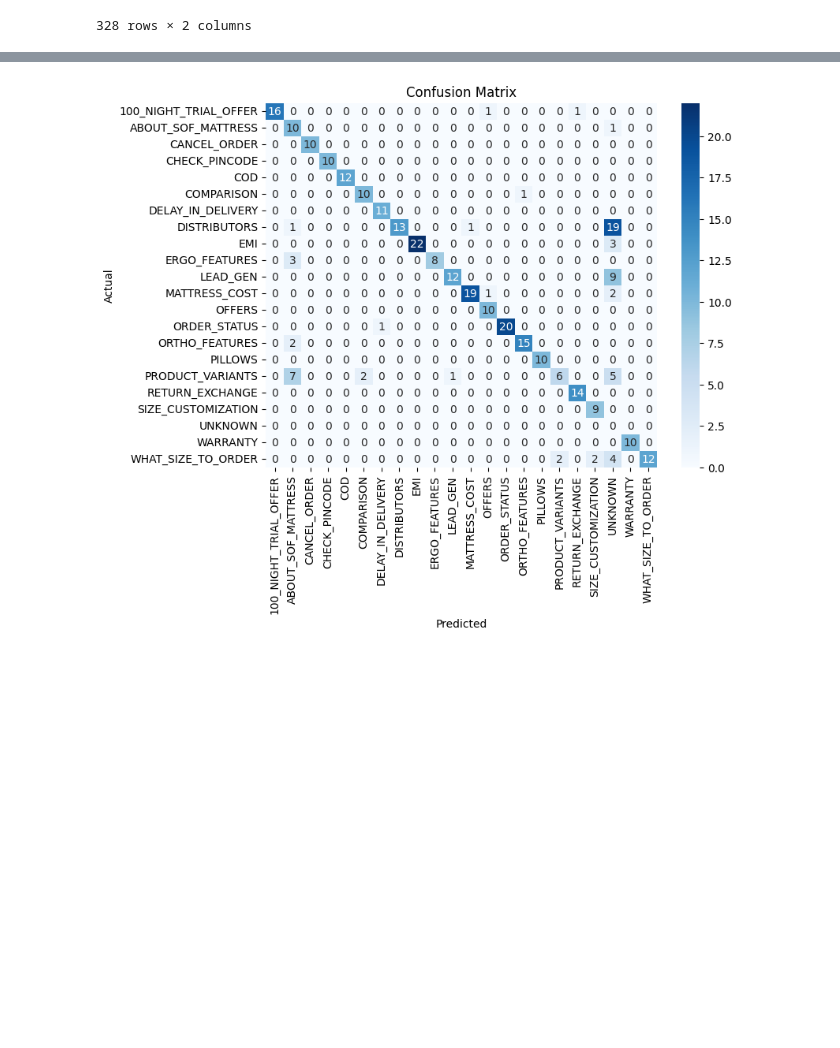
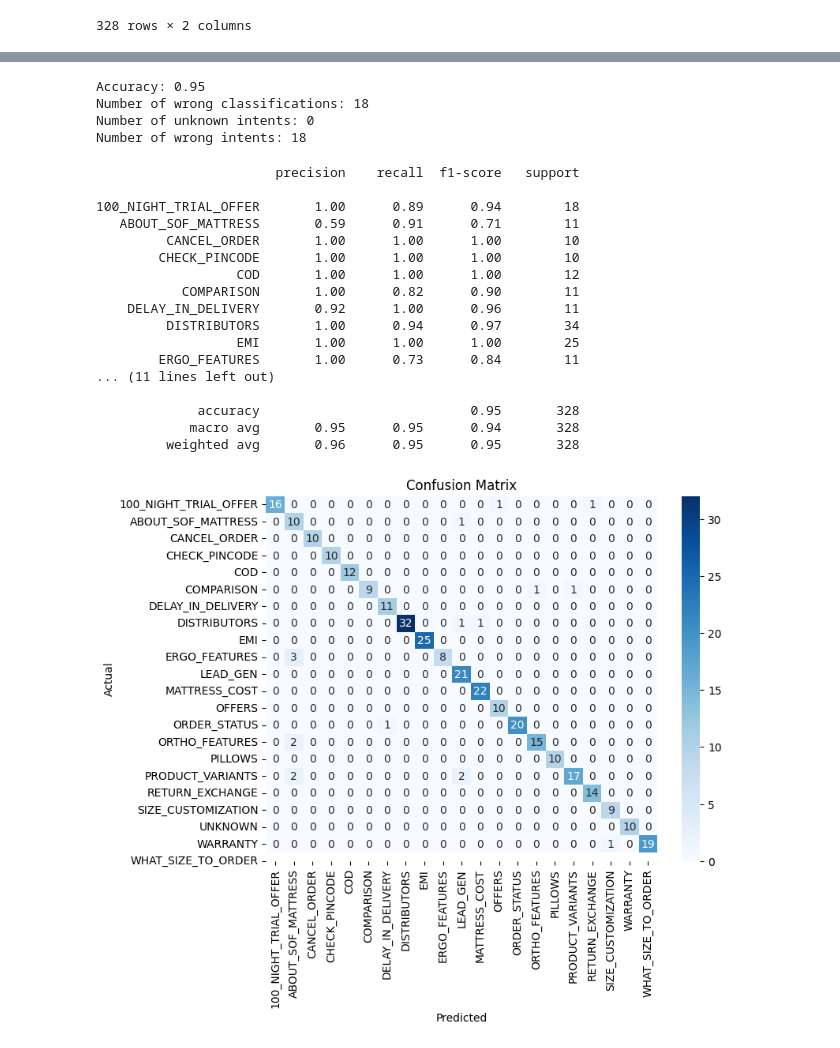
Before and after one commit to karanjakhar7/intent-classifier, a Jupyter notebook: experiments/llm_based.ipynb, the cells around one changed output, grey strips where cells are left out. Saved outputs shown, nothing was run; the diff lists cells and outputs as text; code cells hidden in the pictures; blank space fills up the shorter version.

```diff
--- a/experiments/llm_based.ipynb
+++ b/experiments/llm_based.ipynb
@@ -132 +136,5 @@ df['intent'] = process_batch(df['sentence'].tolist())
+# %%
+df['intent'] = df['sentence'].progress_apply(get_intent_openai)
+
+# df['intent'] = process_batch(get_intent_openai, df['sentence'].tolist())
 # %%
@@ -177,19 +248,70 @@ print(report)
+# %%
+df['intent_few_shot_random'] = df['sentence'].progress_apply(get_intent_openai_few_shot_random)
+
+# df['intent_few_shot_random'] = process_batch(get_intent_openai_few_shot_random, df['sentence'].tolist())
+# %%
+pred_col = 'intent_few_shot_random'
+#Accuracy
+accuracy = (df[pred_col] == df['label']).mean()
+print(f"Accuracy: {accuracy:.2f}")
+
+# wrong classifications
+wrong_df = df[df[pred_col] != df['label']].reset_index(drop=True)
+wrong_classification_count = wrong_df.shape[0]
+print("Number of wrong classifications:", wrong_classification_count)
+
+# wrong where predicted intent is UNKNOWN
+unknown_count = (wrong_df[pred_col] == 'UNKNOWN').sum()
+print(f"Number of unknown intents: {unknown_count}")
+
+# wrong where predicted intent is not UNKNOWN
+wrong_count = (wrong_df[pred_col] != 'UNKNOWN').sum()
+print(f"Number of wrong intents: {wrong_count}")
+# %% [output]
+Accuracy: 0.95
+Number of wrong classifications: 18
+Number of unknown intents: 0
+Number of wrong intents: 18
 # %%
-from sklearn.metrics import confusion_matrix
+from sklearn.metrics import classification_report, confusion_matrix
 import seaborn as sns
+from matplotlib import pyplot as plt
 
-cm = confusion_matrix(df['label'], df['intent'])
+pred_col = 'intent_few_shot_random'
+report = classification_report(df['label'], df[pred_col], zero_division=0)
+print(report)
+
+cm = confusion_matrix(df['label'], df[pred_col])
 
 actual_labels = sorted([*df['label'].unique(), "UNKNOWN"])
-predicted_labels = sorted(df['intent'].unique())
+predicted_labels = sorted(df[pred_col].unique())
 
 
 plt.figure(figsize=(8, 6))
 sns.heatmap(cm, annot=True, fmt='d', cmap='Blues',
             xticklabels=predicted_labels, yticklabels=actual_labels)
 plt.xlabel('Predicted')
 plt.ylabel('Actual')
 plt.title('Confusion Matrix')
 plt.show()
+
+wrong_df
 # %% [output]
+                       precision    recall  f1-score   support
+
+100_NIGHT_TRIAL_OFFER       1.00      0.89      0.94        18
+   ABOUT_SOF_MATTRESS       0.59      0.91      0.71        11
+         CANCEL_ORDER       1.00      1.00      1.00        10
+        CHECK_PINCODE       1.00      1.00      1.00        10
+                  COD       1.00      1.00      1.00        12
+           COMPARISON       1.00      0.82      0.90        11
+    DELAY_IN_DELIVERY       0.92      1.00      0.96        11
+         DISTRIBUTORS       1.00      0.94      0.97        34
+                  EMI       1.00      1.00      1.00        25
+        ERGO_FEATURES       1.00      0.73      0.84        11
+... (11 lines left out)
+
+             accuracy                           0.95       328
+            macro avg       0.95      0.95      0.94       328
+         weighted avg       0.96      0.95      0.95       328
-[figure, old version]
+[figure, new version]
```
Also changed, not shown: parts of 18 cells of this notebook.
